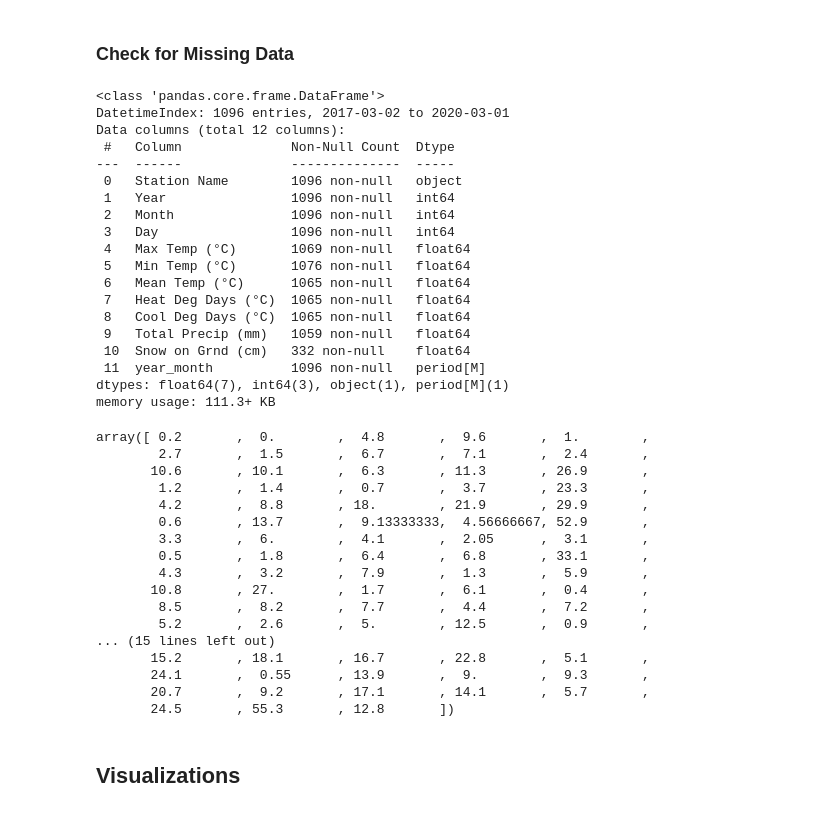
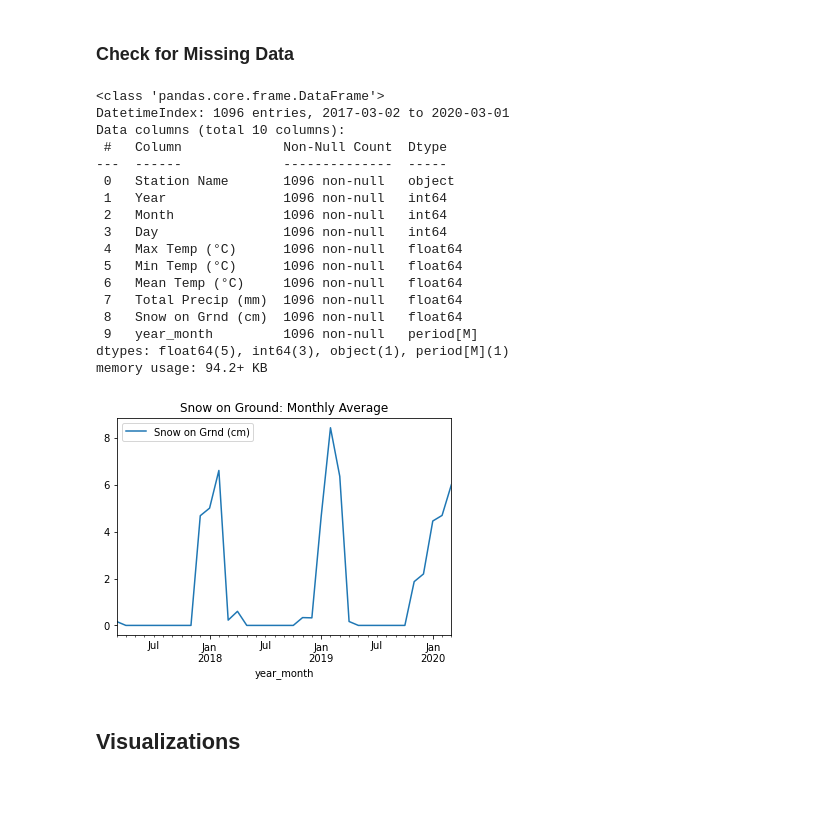
Before and after one commit to VernonNaidoo-Toronto/SCS3250-Group-2-Final-Project, a Jupyter notebook: Weather.ipynb, the cells around one changed output. Drawn from its saved outputs; the diff is of its cells as text; code cells hidden in the pictures.

```diff
--- a/Weather.ipynb
+++ b/Weather.ipynb
@@ -186,7 +187,6 @@ weather
 ### Check for Missing Data
 # %%
 weather = weather[(weather.index > '2017-03') & (weather.index <= '2020-03')] #extracting March 2017 to March 2020 data
-weather["Mean Temp Flag"].unique()
 weather = weather.drop(["Longitude (x)",
                         "Latitude (y)",
                         "Climate ID",
@@ -202,76 +202,68 @@ weather = weather.drop(["Longitude (x)",
                         "Max Temp Flag",
                         "Mean Temp Flag",
                         "Min Temp Flag",
-                        "Snow on Grnd Flag",
                         "Total Precip Flag",
                         "Heat Deg Days Flag",
-                        "Cool Deg Days Flag"],
+                        "Cool Deg Days Flag",
+                        "Heat Deg Days (°C)",
+                        "Cool Deg Days (°C)"],
                        axis = 1)
 
 #unique values for the flags:
 # M = missing, E = estimated
 #Max Temp Flag = nan, M, E
 #Mean Temp Flag = nan, M, E
 #Min Temp Flag = nan, M, E
 #Total Snow Flag = M, E
 #Snow on Grnd Flag = T, nan
 #Flags simly mean missing (M), estimated (E), or not filled in (NaN) - we can remove them and just keep temp and prec data
 # heat deg days = Heating degree-days for a given day are the number of degrees Celsius that the mean temperature is below 18 °C, if temp > 18, this will be 0
 # cool deg days = Cooling degree-days for a given day are the number of degrees Celsius that the mean temperature is above 18 °C, if temp < 18, this will be 0
 #these can be used to distinguish between rain and snow?
 #missing values for max temp, min temp, mean temp, total precipitation
 
-weather.info()
-
 
 weather['Max Temp (°C)'] = weather['Max Temp (°C)'].interpolate(method='slinear').interpolate(method='linear')
 weather['Mean Temp (°C)'] = weather['Mean Temp (°C)'].interpolate(method='slinear').interpolate(method='linear')
 weather['Min Temp (°C)'] = weather['Min Temp (°C)'].interpolate(method='slinear').interpolate(method='linear')
-weather['Heat Deg Days (°C)'] = weather['Heat Deg Days (°C)'].interpolate(method='slinear').interpolate(method='linear')
-weather['Cool Deg Days (°C)'] = weather['Cool Deg Days (°C)'].interpolate(method='slinear').interpolate(method='linear')
 weather['Total Precip (mm)'] = weather['Total Precip (mm)'].interpolate(method='slinear').interpolate(method='linear')
 
 weather["Snow on Grnd (cm)"].unique()
+weather["Snow on Grnd Flag"].unique()
 
-#if temp >0, add flag to signify rain as prec
-#if temp <0, add flag to signify snow as prec
+
+weather['Snow on Grnd (cm)'] = weather['Snow on Grnd (cm)'].fillna(0) #filling the NaNs with 0's for no snow on ground
+
+weather[weather['year_month']=='2019-04']
+
+weather[['year_month', 'Snow on Grnd (cm)']].groupby(['year_month']).mean().plot(title='Snow on Ground: Monthly Average')
+
+weather['Snow on Grnd (cm)'] = weather['Snow on Grnd Flag'].apply(lambda x: 0.5 if x == 'T' else x) #for trace snow, changing 0 to 0.5 - number can be changed if needed
+weather['Snow on Grnd (cm)'] = weather['Snow on Grnd (cm)'].fillna(0) #filling the NaNs with 0's for no snow on ground
+
+weather = weather.drop(["Snow on Grnd Flag"],
+                       axis = 1)
+weather
+weather.info()
 # %% [output]
 <class 'pandas.core.frame.DataFrame'>
 DatetimeIndex: 1096 entries, 2017-03-02 to 2020-03-01
-Data columns (total 12 columns):
- #   Column              Non-Null Count  Dtype
----  ------              --------------  -----
- 0   Station Name        1096 non-null   object
- 1   Year                1096 non-null   int64
- 2   Month               1096 non-null   int64
- 3   Day                 1096 non-null   int64
- 4   Max Temp (°C)       1069 non-null   float64
- 5   Min Temp (°C)       1076 non-null   float64
- 6   Mean Temp (°C)      1065 non-null   float64
- 7   Heat Deg Days (°C)  1065 non-null   float64
- 8   Cool Deg Days (°C)  1065 non-null   float64
- 9   Total Precip (mm)   1059 non-null   float64
- 10  Snow on Grnd (cm)   332 non-null    float64
- 11  year_month          1096 non-null   period[M]
-dtypes: float64(7), int64(3), object(1), period[M](1)
-memory usage: 111.3+ KB
+Data columns (total 10 columns):
+ #   Column             Non-Null Count  Dtype
+---  ------             --------------  -----
+ 0   Station Name       1096 non-null   object
+ 1   Year               1096 non-null   int64
+ 2   Month              1096 non-null   int64
+ 3   Day                1096 non-null   int64
+ 4   Max Temp (°C)      1096 non-null   float64
+ 5   Min Temp (°C)      1096 non-null   float64
+ 6   Mean Temp (°C)     1096 non-null   float64
+ 7   Total Precip (mm)  1096 non-null   float64
+ 8   Snow on Grnd (cm)  1096 non-null   float64
+ 9   year_month         1096 non-null   period[M]
+dtypes: float64(5), int64(3), object(1), period[M](1)
+memory usage: 94.2+ KB
-array([ 0.2       ,  0.        ,  4.8       ,  9.6       ,  1.        ,
-        2.7       ,  1.5       ,  6.7       ,  7.1       ,  2.4       ,
-       10.6       , 10.1       ,  6.3       , 11.3       , 26.9       ,
-        1.2       ,  1.4       ,  0.7       ,  3.7       , 23.3       ,
-        4.2       ,  8.8       , 18.        , 21.9       , 29.9       ,
-        0.6       , 13.7       ,  9.13333333,  4.56666667, 52.9       ,
-        3.3       ,  6.        ,  4.1       ,  2.05      ,  3.1       ,
-        0.5       ,  1.8       ,  6.4       ,  6.8       , 33.1       ,
-        4.3       ,  3.2       ,  7.9       ,  1.3       ,  5.9       ,
-       10.8       , 27.        ,  1.7       ,  6.1       ,  0.4       ,
-        8.5       ,  8.2       ,  7.7       ,  4.4       ,  7.2       ,
-        5.2       ,  2.6       ,  5.        , 12.5       ,  0.9       ,
-... (15 lines left out)
-       15.2       , 18.1       , 16.7       , 22.8       ,  5.1       ,
-       24.1       ,  0.55      , 13.9       ,  9.        ,  9.3       ,
-       20.7       ,  9.2       , 17.1       , 14.1       ,  5.7       ,
-       24.5       , 55.3       , 12.8       ])
+[figure, added]
 # %% [markdown]
 ## Visualizations
 # %%
```
Also changed, not shown: parts of 2 cells of this notebook.
